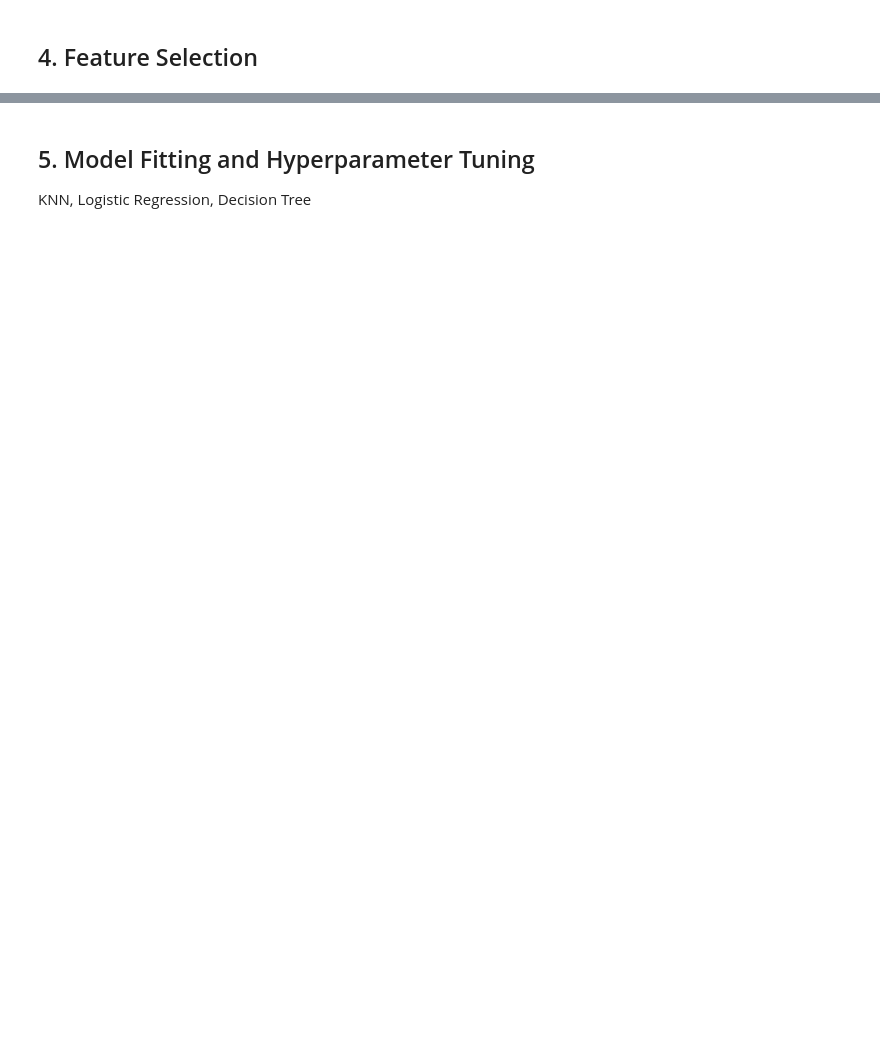
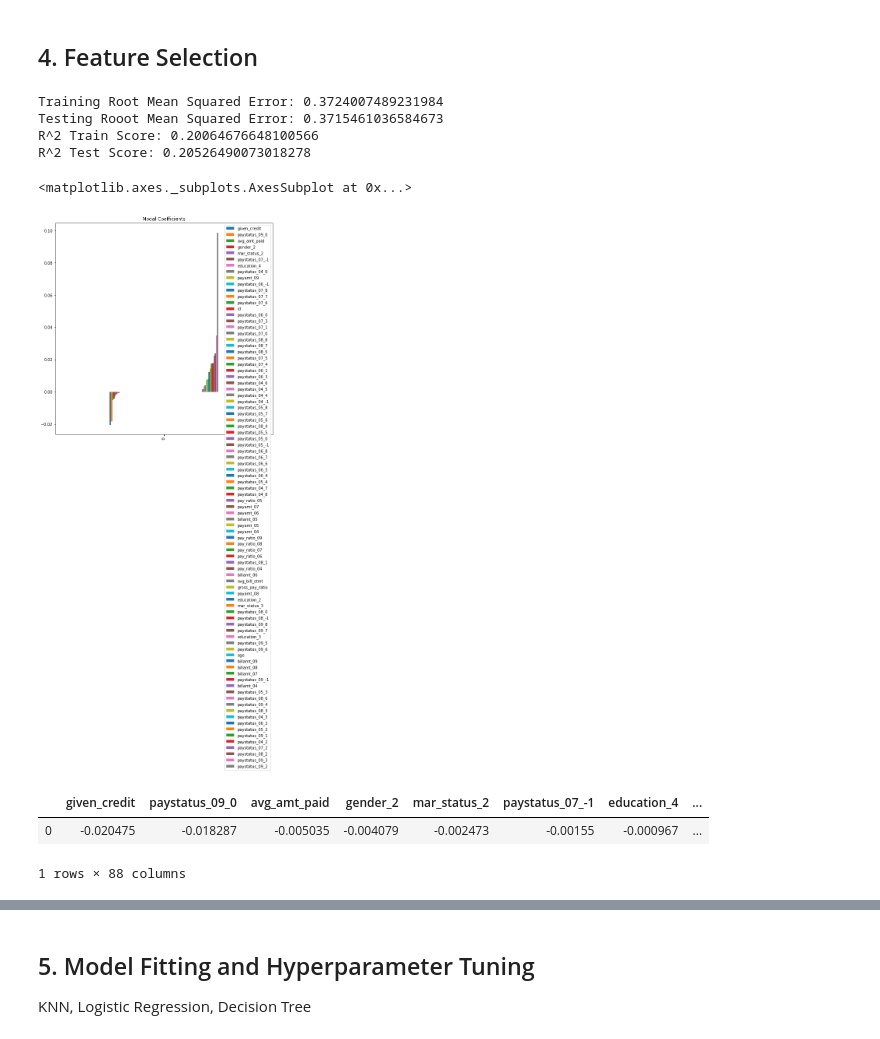
Before and after one commit to jvntra/nyc-mhtn-ds-062220-lectures, a Jupyter notebook: Mod_3/bake_off/classification-bakeoff-template.ipynb, the cells around one changed output, grey strips where cells are left out. Saved outputs shown, nothing was run; the diff lists cells and outputs as text; code cells hidden in the pictures; blank space fills up the shorter version.

```diff
--- a/Mod_3/bake_off/classification-bakeoff-template.ipynb
+++ b/Mod_3/bake_off/classification-bakeoff-template.ipynb
@@ -282,2 +501,57 @@ y = df['defaulted'] # y is the column we're trying to predict
 # %% [markdown]
 ## 4. Feature Selection
+# %%
+target = df.defaulted
+features = df.drop(['defaulted'], axis=1)
+# %%
+X_train_fs, X_test_fs, y_train_fs, y_test_fs = train_test_split(features, target, random_state=22,test_size=0.20)
+# %%
+scaler = StandardScaler()
+
+# fit the scaler to the training data
+scaler.fit(X_train_fs)
+
+#transform the training data
+X_train_fs = pd.DataFrame(data = scaler.transform(X_train_fs), columns = features.columns)
+
+#transform the testing data
+X_test_fs = pd.DataFrame(data = scaler.transform(X_test_fs), columns = features.columns)
+# %%
+from sklearn.linear_model import Lasso
+
+lasso = Lasso(alpha = 0.01, normalize = False)
+
+lasso = lasso.fit(X_train_fs, y_train_fs)
+
+y_train_pred_fs = lasso.predict(X_train_fs)
+
+y_pred_fs = lasso.predict(X_test_fs)
+
+train_rmse_fs = np.sqrt(metrics.mean_squared_error(y_train_fs, y_train_pred_fs))
+
+test_rmse_fs = np.sqrt(metrics.mean_squared_error(y_test_fs, y_pred_fs))
+
+print('Training Root Mean Squared Error:' , train_rmse_fs)
+print("Testing Rooot Mean Squared Error:" , test_rmse_fs)
+# print ("R^2 Score:", lasso.score(y_train, y_train_pred))
+print ("R^2 Train Score:", metrics.r2_score(y_train_fs, (y_train_pred_fs)))
+print("R^2 Test Score:", metrics.r2_score(y_test_fs, y_pred_fs))
+# %% [output]
+Training Root Mean Squared Error: 0.3724007489231984
+Testing Rooot Mean Squared Error: 0.3715461036584673
+R^2 Train Score: 0.20064676648100566
+R^2 Test Score: 0.20526490073018278
+# %%
+lasso_coef01 = pd.DataFrame(data=lasso.coef_).T
+lasso_coef01.columns = X_train_fs.columns
+lasso_coef01 = lasso_coef01.T.sort_values(by=0).T
+lasso_coef01.plot(kind='bar', title='Modal Coefficients', legend=True, figsize=(10,10))
+# %% [output]
+<matplotlib.axes._subplots.AxesSubplot at 0x...>
+[figure, added]
+# %%
+lasso_coef01
+# %% [output]
+|  | given_credit | paystatus_09_0 | avg_amt_paid | gender_2 | mar_status_2 | paystatus_07_-1 | education_4 | ... |
+| 0 | -0.020475 | -0.018287 | -0.005035 | -0.004079 | -0.002473 | -0.00155 | -0.000967 | ... |
+1 rows × 88 columns
```
Also changed, not shown: parts of 115 cells of this notebook, 1 other file.
